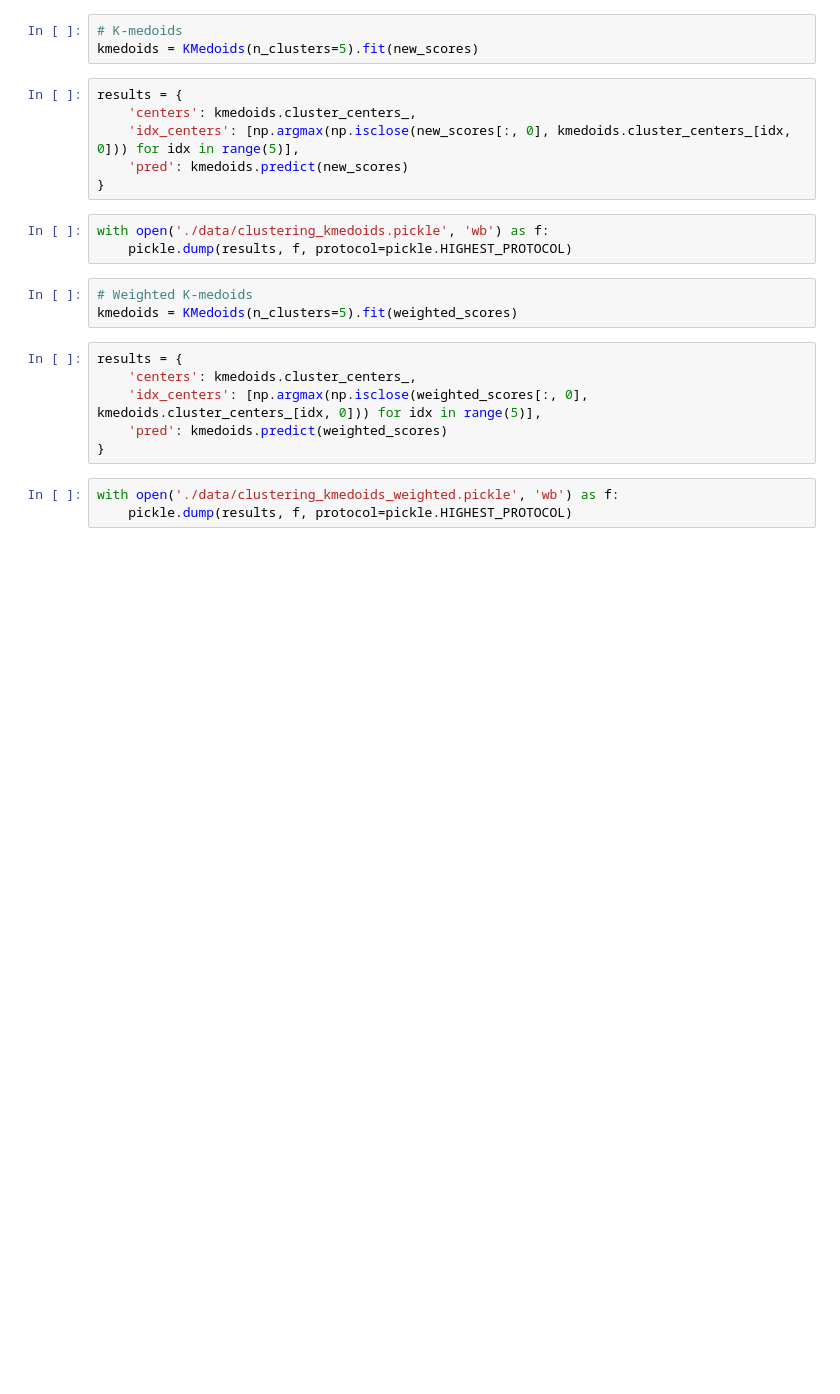
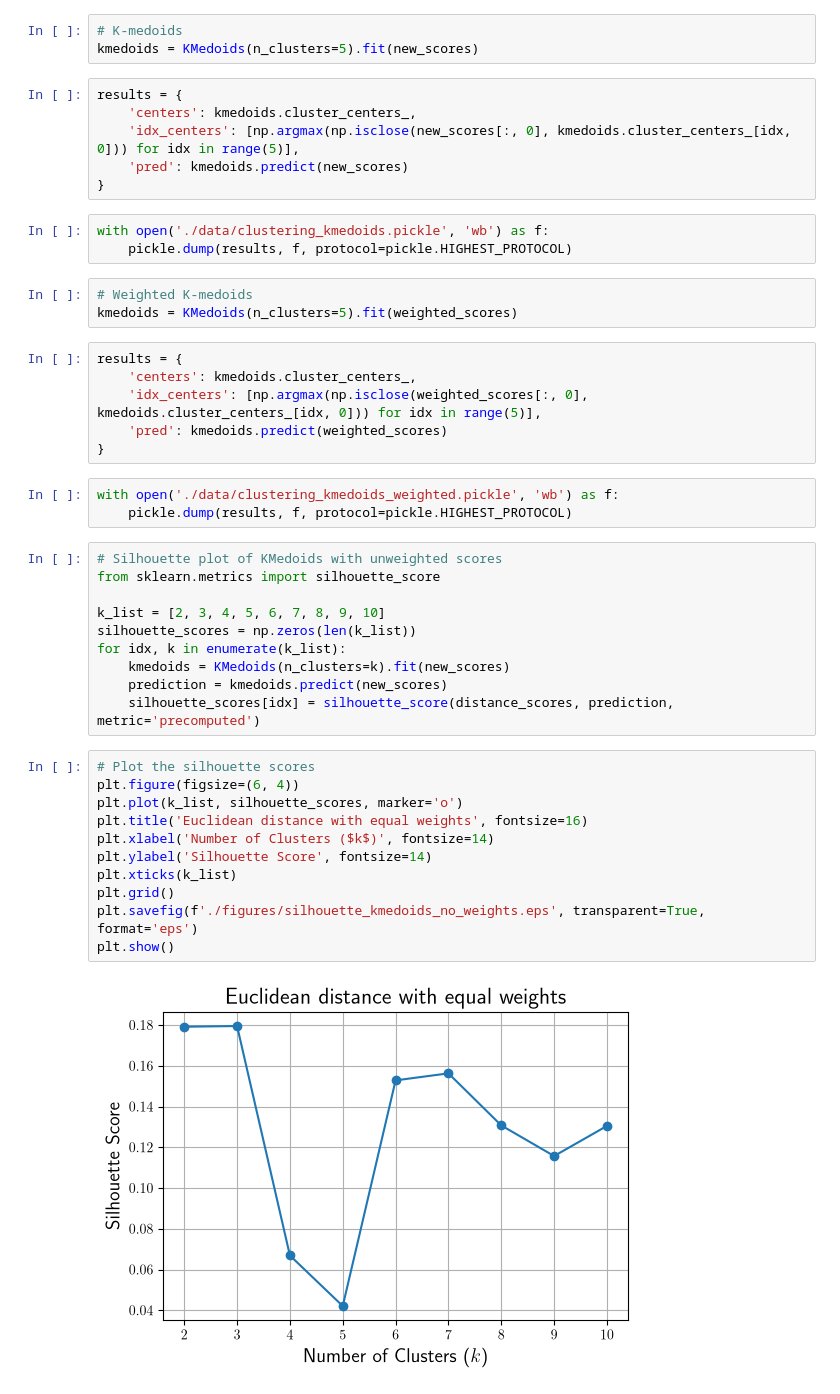
Before and after one commit to StevenGolovkine/shooting_nba_fda, a Jupyter notebook: code/07_0-clustering.ipynb, the cells around one changed output. Cells and saved outputs as stored; diff of their text form; blank space fills up the shorter version.

```diff
--- a/code/07_0-clustering.ipynb
+++ b/code/07_0-clustering.ipynb
@@ -114,3 +110,26 @@ results = {
 # %%
 with open('./data/clustering_kmedoids_weighted.pickle', 'wb') as f:
     pickle.dump(results, f, protocol=pickle.HIGHEST_PROTOCOL)
+# %%
+# Silhouette plot of KMedoids with unweighted scores
+from sklearn.metrics import silhouette_score
+
+k_list = [2, 3, 4, 5, 6, 7, 8, 9, 10]
+silhouette_scores = np.zeros(len(k_list))
+for idx, k in enumerate(k_list):
+    kmedoids = KMedoids(n_clusters=k).fit(new_scores)
+    prediction = kmedoids.predict(new_scores)
+    silhouette_scores[idx] = silhouette_score(distance_scores, prediction, metric='precomputed')
+# %%
+# Plot the silhouette scores
+plt.figure(figsize=(6, 4))
+plt.plot(k_list, silhouette_scores, marker='o')
+plt.title('Euclidean distance with equal weights', fontsize=16)
+plt.xlabel('Number of Clusters ($k$)', fontsize=14)
+plt.ylabel('Silhouette Score', fontsize=14)
+plt.xticks(k_list)
+plt.grid()
+plt.savefig(f'./figures/silhouette_kmedoids_no_weights.eps', transparent=True, format='eps')
+plt.show()
+# %% [output]
+[figure, added]
```
Also changed, not shown: parts of 3 cells of this notebook, 30 other files.
